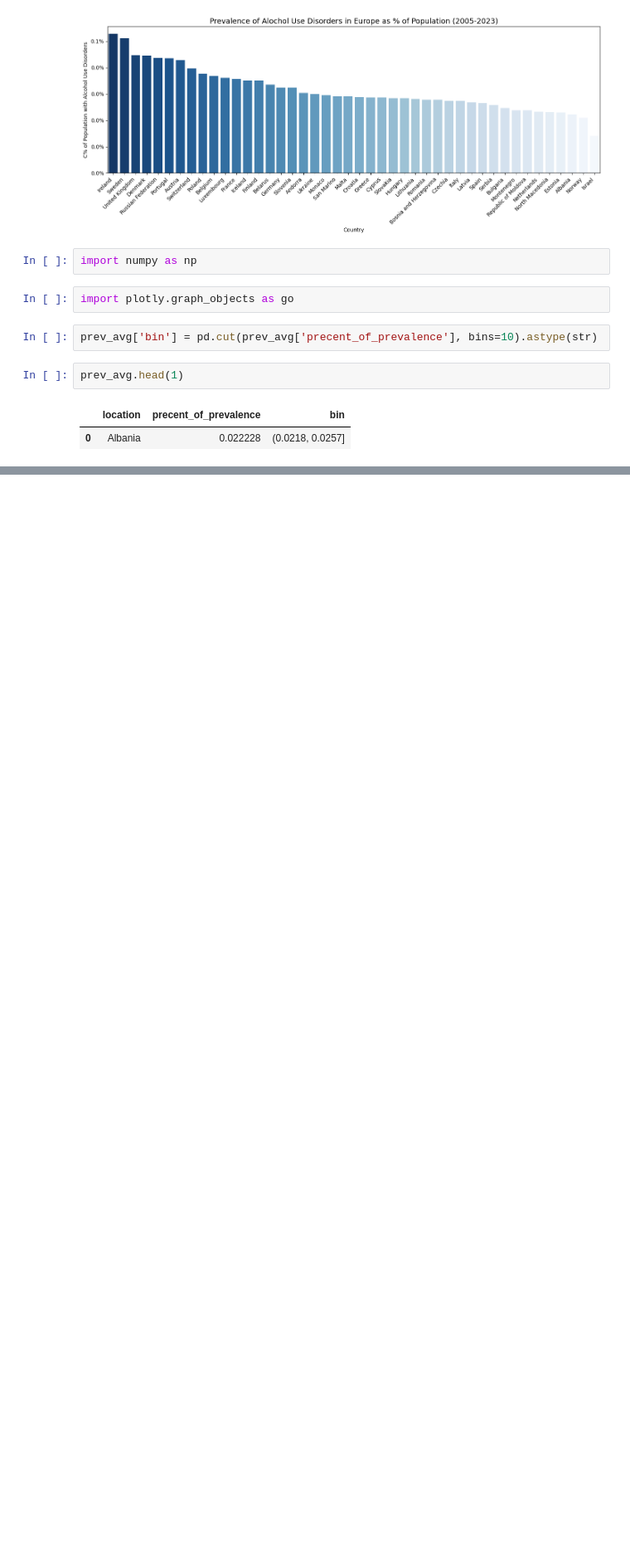
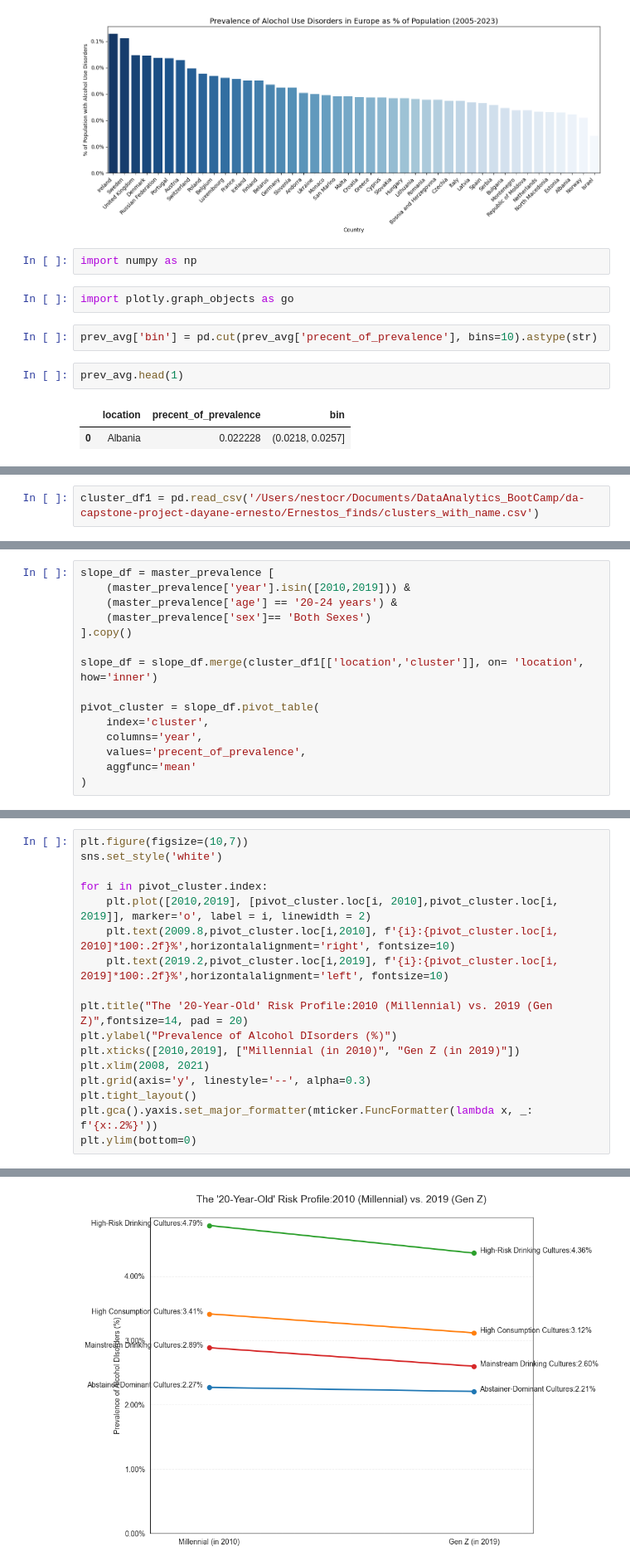
Before and after one commit to justdayane/da-capstone-project-dayane-ernesto, a Jupyter notebook: Ernestos_finds/Exploration_part_2.ipynb, the cells around one changed output, grey strips where cells are left out. Shown at 83% size. Drawn from its saved outputs; the diff is of its cells as text; blank space fills up the shorter version.

```diff
--- a/Ernestos_finds/Exploration_part_2.ipynb
+++ b/Ernestos_finds/Exploration_part_2.ipynb
@@ -1022,0 +1158,2 @@ fig.show()
+# %%
+cluster_df1 = pd.read_csv('/Users/nestocr/Documents/DataAnalytics_BootCamp/da-capstone-project-dayane-ernesto/Ernestos_finds/clusters_with_name.csv')
@@ -1022,0 +1165,15 @@ fig.show()
+# %%
+slope_df = master_prevalence [
+    (master_prevalence['year'].isin([2010,2019])) &
+    (master_prevalence['age'] == '20-24 years') &
+    (master_prevalence['sex']== 'Both Sexes')
+].copy()
+
+slope_df = slope_df.merge(cluster_df1[['location','cluster']], on= 'location', how='inner')
+
+pivot_cluster = slope_df.pivot_table(
+    index='cluster',
+    columns='year',
+    values='precent_of_prevalence',
+    aggfunc='mean'
+)
@@ -1022,0 +1191,18 @@ fig.show()
+# %%
+plt.figure(figsize=(10,7))
+sns.set_style('white')
+
+for i in pivot_cluster.index:
+    plt.plot([2010,2019], [pivot_cluster.loc[i, 2010],pivot_cluster.loc[i, 2019]], marker='o', label = i, linewidth = 2)
+    plt.text(2009.8,pivot_cluster.loc[i,2010], f'{i}:{pivot_cluster.loc[i, 2010]*100:.2f}%',horizontalalignment='right', fontsize=10)
+    plt.text(2019.2,pivot_cluster.loc[i,2019], f'{i}:{pivot_cluster.loc[i, 2019]*100:.2f}%',horizontalalignment='left', fontsize=10)
+
+plt.title("The '20-Year-Old' Risk Profile:2010 (Millennial) vs. 2019 (Gen Z)",fontsize=14, pad = 20)
+plt.ylabel("Prevalence of Alcohol DIsorders (%)")
+plt.xticks([2010,2019], ["Millennial (in 2010)", "Gen Z (in 2019)"])
+plt.xlim(2008, 2021)
+plt.grid(axis='y', linestyle='--', alpha=0.3)
+plt.tight_layout()
+plt.gca().yaxis.set_major_formatter(mticker.FuncFormatter(lambda x, _: f'{x:.2%}'))
+plt.ylim(bottom=0)
+# %% [output]
@@ -1022,0 +1210 @@ fig.show()
+[figure, added]
```
Also changed, not shown: parts of 34 cells of this notebook, 19 other files.
